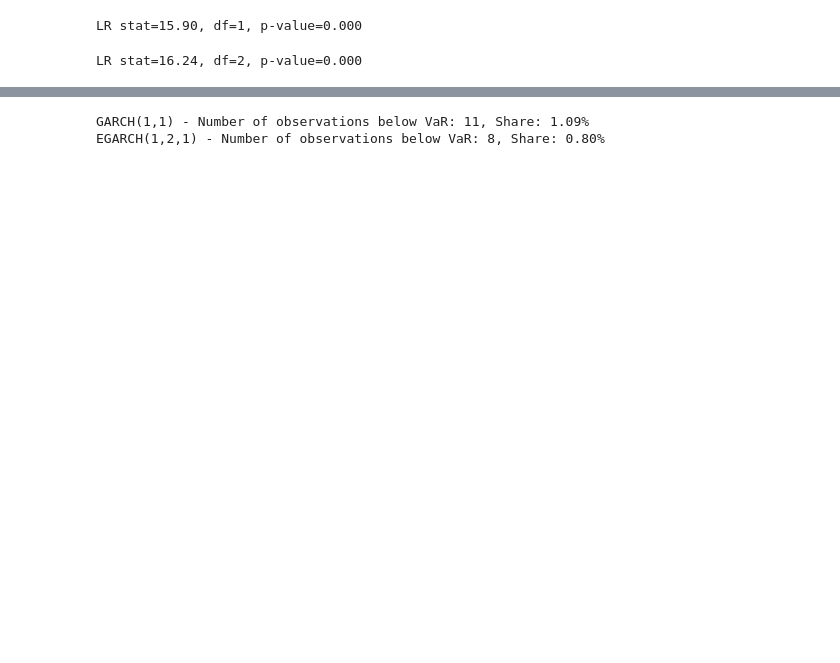
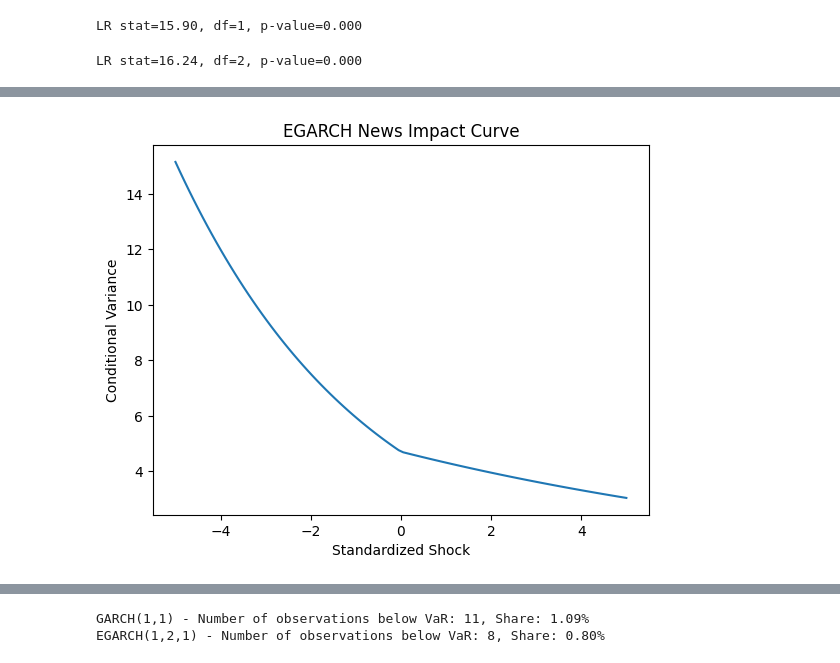
Before and after one commit to jakub-filon/VaR_GARCH, a Jupyter notebook: notebook.ipynb, the cells around one changed output, grey strips where cells are left out. Drawn from its saved outputs; the diff is of its cells as text; code cells hidden in the pictures; blank space fills up the shorter version.

```diff
--- a/notebook.ipynb
+++ b/notebook.ipynb
@@ -786,2 +1017,24 @@ def news_impact_curve(shocks, omega, alpha, beta, gamma=0):
     return variances
+# %%
+def news_impact_curve_egarch(shocks, fitted_model):
+    params = fitted_model.params
+    omega = params['omega']
+    alpha = params['alpha[1]']
+    gamma = params.get('gamma[1]', 0.0)
+    beta  = params['beta[1]']
+
+    m = np.sqrt(2/np.pi)
+
+    ln_sigma2_uncond = omega / (1 - beta)
+
+    shocks = np.asarray(shocks)
+
+    ln_sigma2 = (
+        omega
+        + alpha * (np.abs(shocks) - m)
+        + gamma * shocks
+        + beta * ln_sigma2_uncond
+    )
+
+    return np.exp(ln_sigma2)
 # %%
@@ -803,0 +1054,10 @@ for name, model in good_models.items():
+# %%
+x = np.linspace(-5, 5, 100)
+vic = news_impact_curve_egarch(x, results_egarch121)
+plt.plot(x, vic)
+plt.title("EGARCH News Impact Curve")
+plt.xlabel("Standardized Shock")
+plt.ylabel("Conditional Variance")
+plt.show()
+# %% [output]
+[figure, added]
```
Also changed, not shown: parts of 60 cells of this notebook.
